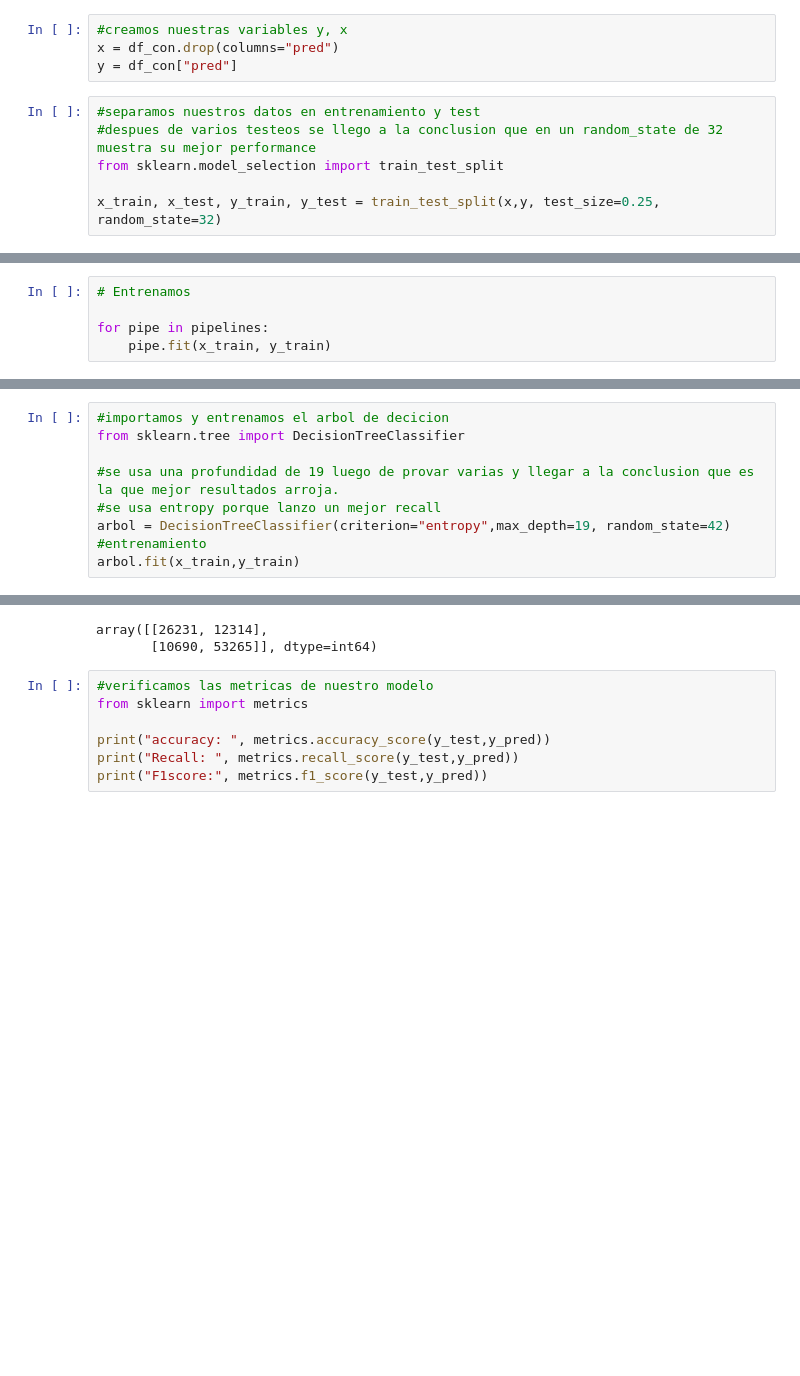
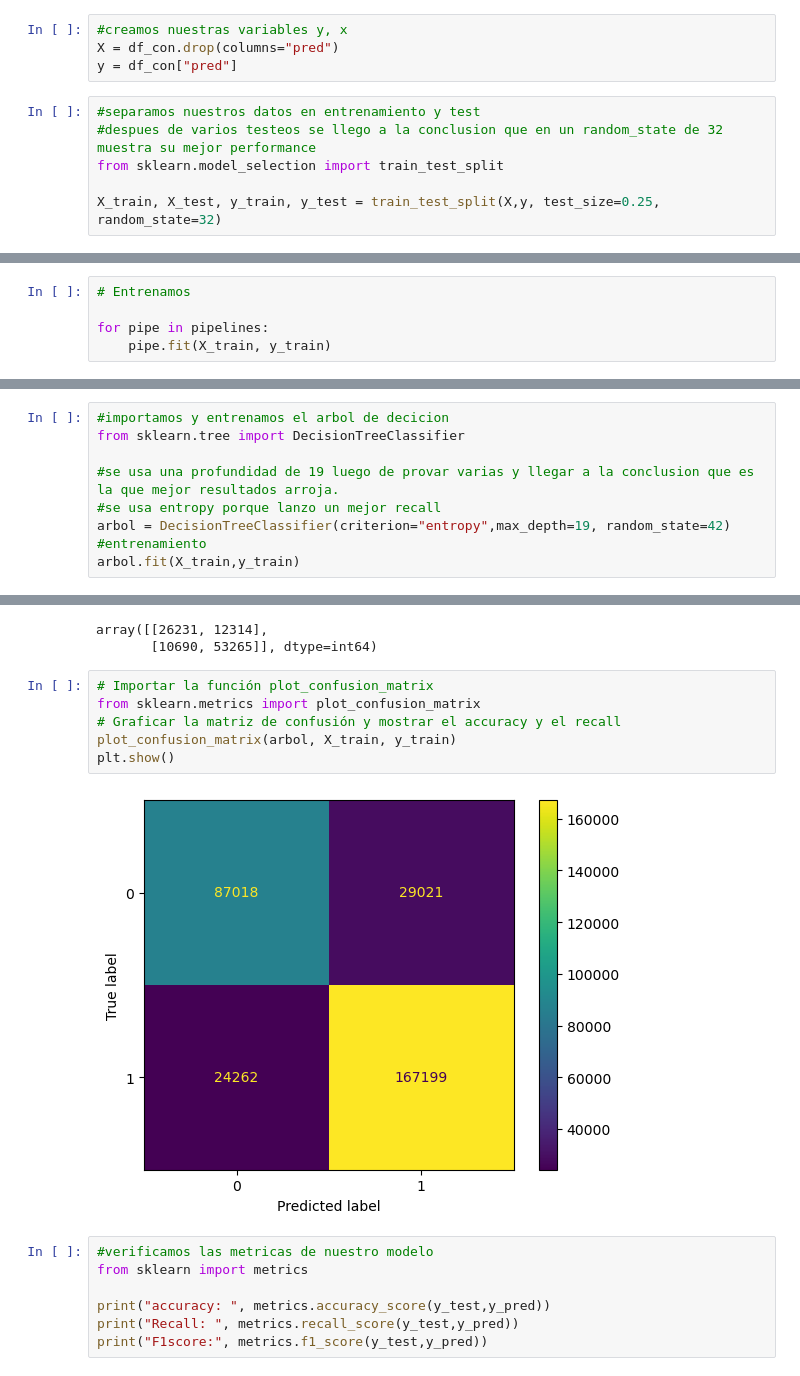
Before and after one commit to MaxiDS/Datathon-Machine-Learning, a Jupyter notebook: EDA_ML/EDA_ML.ipynb, the cells around one changed output, grey strips where cells are left out. Drawn from its saved outputs; the diff is of its cells as text; blank space fills up the shorter version.

```diff
--- a/EDA_ML/EDA_ML.ipynb
+++ b/EDA_ML/EDA_ML.ipynb
@@ -272,14 +339,14 @@ df_con = df_ml.drop(["Department","Ward_Facility_Code","doctor_name","gender","h
 df_con = pd.concat([df_con,encoded_df], axis=1)
 # %%
 #creamos nuestras variables y, x
-x = df_con.drop(columns="pred")
+X = df_con.drop(columns="pred")
 y = df_con["pred"]
 # %%
 #separamos nuestros datos en entrenamiento y test
 #despues de varios testeos se llego a la conclusion que en un random_state de 32 muestra su mejor performance
 from sklearn.model_selection import train_test_split
 
-x_train, x_test, y_train, y_test = train_test_split(x,y, test_size=0.25, random_state=32)
+X_train, X_test, y_train, y_test = train_test_split(X,y, test_size=0.25, random_state=32)
 # %% [markdown]
 #### PIPELINE
 Creamos nuestros pipelines compararemos la performance de los modelos y buscaremos identificar el mejor de ellos. Una vez obtenido, lo guardamos en un archivo.
@@ -316,7 +383,7 @@ pipe_dict = {0: 'Regresión Logística', 1: 'Árbol de decisión'}
 # Entrenamos
 
 for pipe in pipelines:
-	pipe.fit(x_train, y_train)
+	pipe.fit(X_train, y_train)
 # %%
 # Evaluamos
 
@@ -364,7 +431,7 @@ from sklearn.tree import DecisionTreeClassifier
 #se usa entropy porque lanzo un mejor recall
 arbol = DecisionTreeClassifier(criterion="entropy",max_depth=19, random_state=42)
 #entrenamiento
-arbol.fit(x_train,y_train)
+arbol.fit(X_train,y_train)
 # %% [output]
 DecisionTreeClassifier(criterion='entropy', max_depth=19, random_state=42)
 # %%
@@ -380,6 +447,14 @@ cm
 # %% [output]
 array([[26231, 12314],
        [10690, 53265]], dtype=int64)
+# %%
+# Importar la función plot_confusion_matrix
+from sklearn.metrics import plot_confusion_matrix
+# Graficar la matriz de confusión y mostrar el accuracy y el recall
+plot_confusion_matrix(arbol, X_train, y_train)
+plt.show()
+# %% [output]
+[figure, added]
 # %%
 #verificamos las metricas de nuestro modelo
 from sklearn import metrics
```
Also changed, not shown: parts of 23 cells of this notebook, 2 other files.
